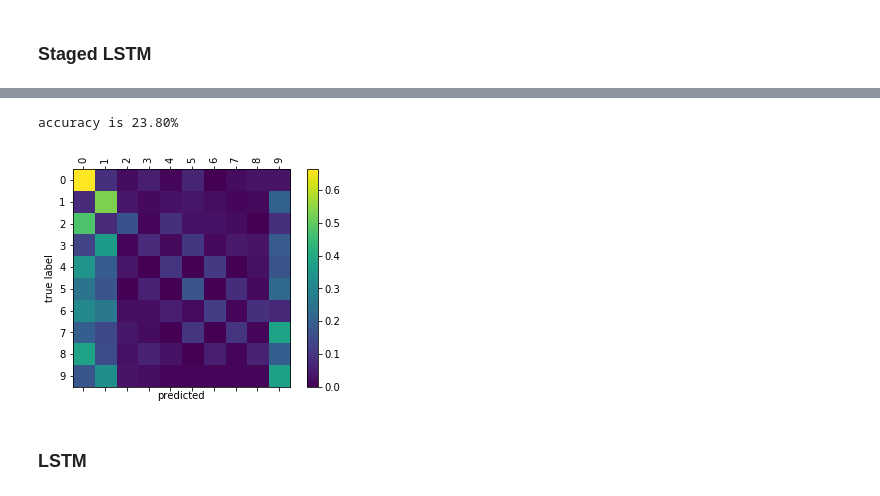
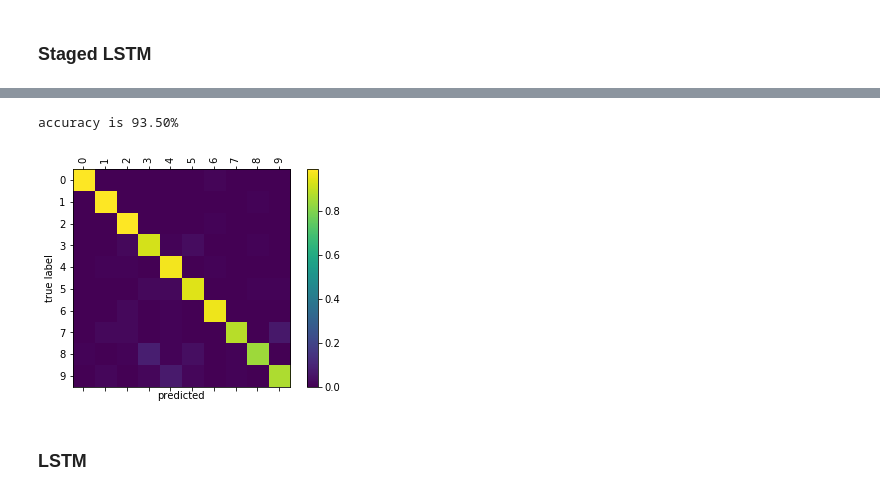
Before and after one commit to nathanwang000/sequence_fun, a Jupyter notebook: sequence_fun.ipynb, the cells around one changed output, grey strips where cells are left out. Cells and saved outputs as stored; diff of their text form; code cells hidden in the pictures.

```diff
--- a/sequence_fun.ipynb
+++ b/sequence_fun.ipynb
@@ -236,11 +320,11 @@ plt.show()
 # %%
 n_categories = 10
-evaluation = Evaluation(net, MNIST_add_data(test_set, min_length=3, max_length=3))
+evaluation = Evaluation(net, MNIST_add_data(test_set, min_length=1, max_length=1))
 confusion = evaluation.confusion(n_categories, n_confusion=1000)
 plot_confusion(confusion)
 # %% [output]
-accuracy is 23.80%
+accuracy is 93.50%
-[figure, old version]
+[figure, new version]
 # %% [markdown]
 ### LSTM
 # %%
```
Also changed, not shown: parts of 18 cells of this notebook, 2 other files.
